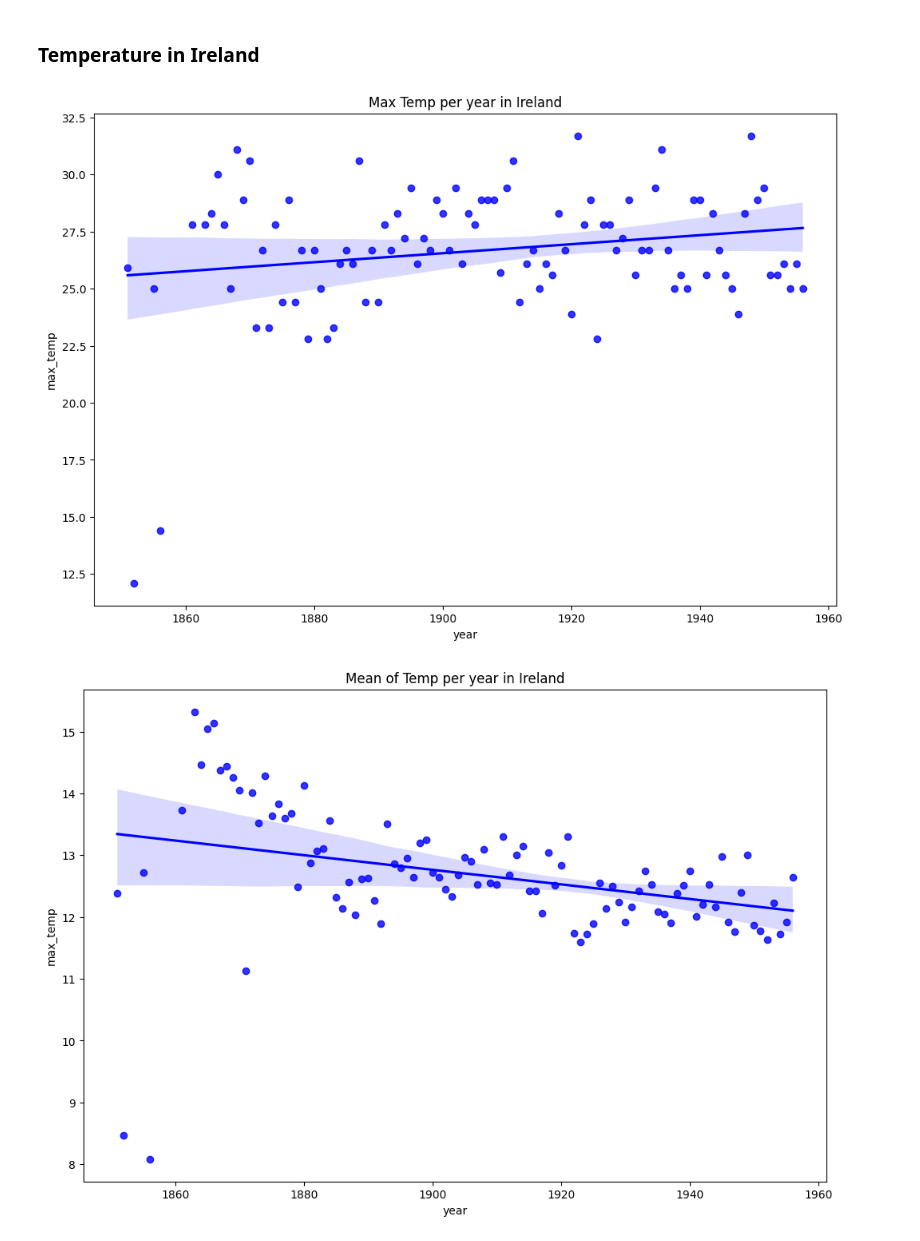
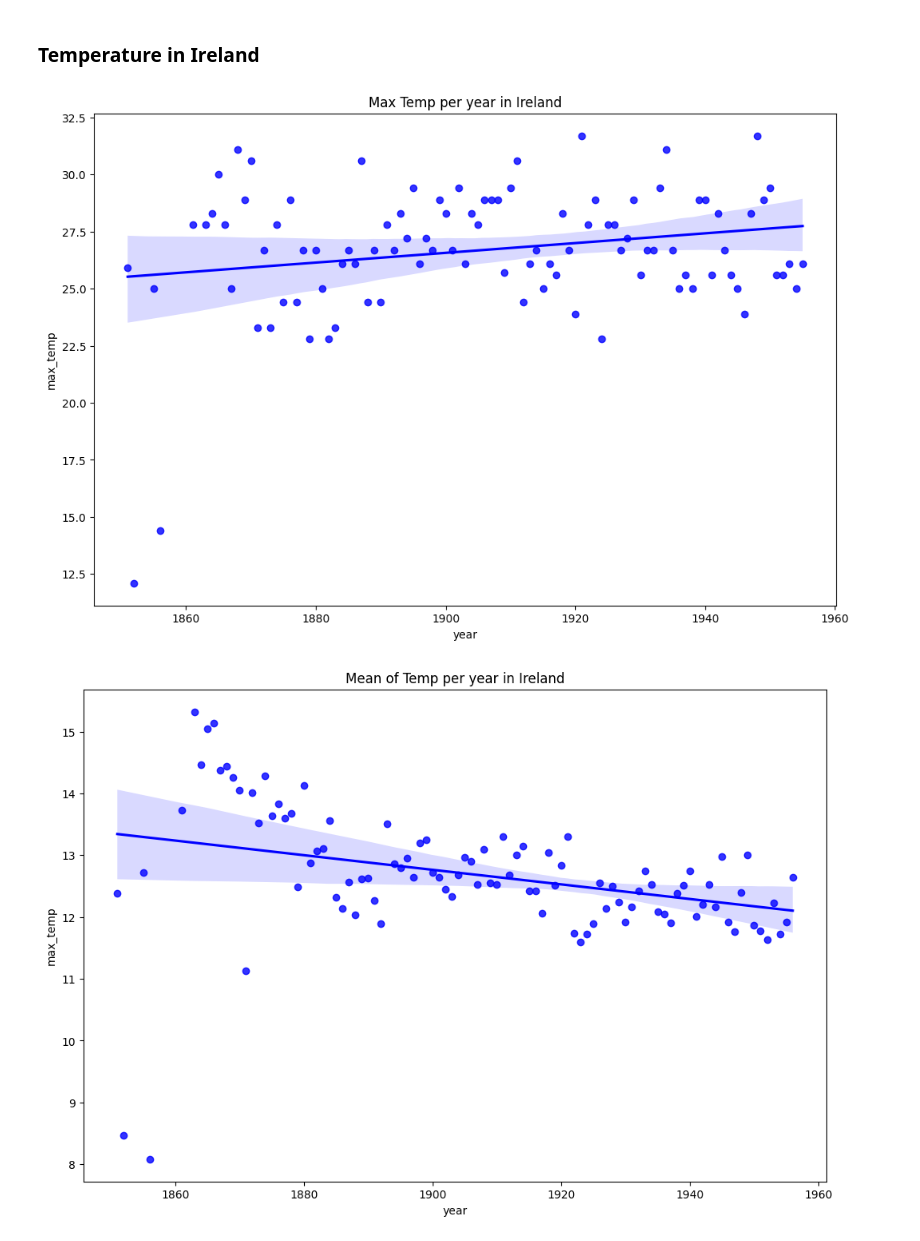
Before and after one commit to rachel-king4/PfDA_Assignment_2, a Jupyter notebook: pfda_assignment_2.ipynb, the cells around one changed output. Saved outputs shown, nothing was run; the diff lists cells and outputs as text; code cells hidden in the pictures.

```diff
--- a/pfda_assignment_2.ipynb
+++ b/pfda_assignment_2.ipynb
@@ -447,7 +447,7 @@ all_ireland_temp.sort_values(by=['year'], ascending=True);
 # to calculate max temperature
 ireland_temp_max = []
 std_dict = {}
-for y in range(1851, 1957):
+for y in range(1851, 1956):
   #Calcule mu and std values
   mu = all_ireland_temp[all_ireland_temp.year == y]['max_temp'].max()
   #Save mu value
@@ -455,13 +455,13 @@ for y in range(1851, 1957):
 # %%
 # to plot max temperature
 df_ireland_temp_max = pd.DataFrame(ireland_temp_max)
-df_ireland_temp_max['year'] = range(1851, 1957)
+df_ireland_temp_max['year'] = range(1851, 1956)
 df_ireland_temp_max.columns = ['max_temp', 'year']
 plt.figure(figsize=(12, 8))
 sns.regplot(x = "year", y = "max_temp", data = df_ireland_temp_max, color='blue').set(title='Max Temp per year in Ireland')
 plt.show()
 # %% [output]
-[figure, old version]
+[figure, new version]
 # %%
 # to calculate mean temperature
 ireland_temp_mean = []
```
Also changed, not shown: parts of 7 cells of this notebook, 1 other file.
